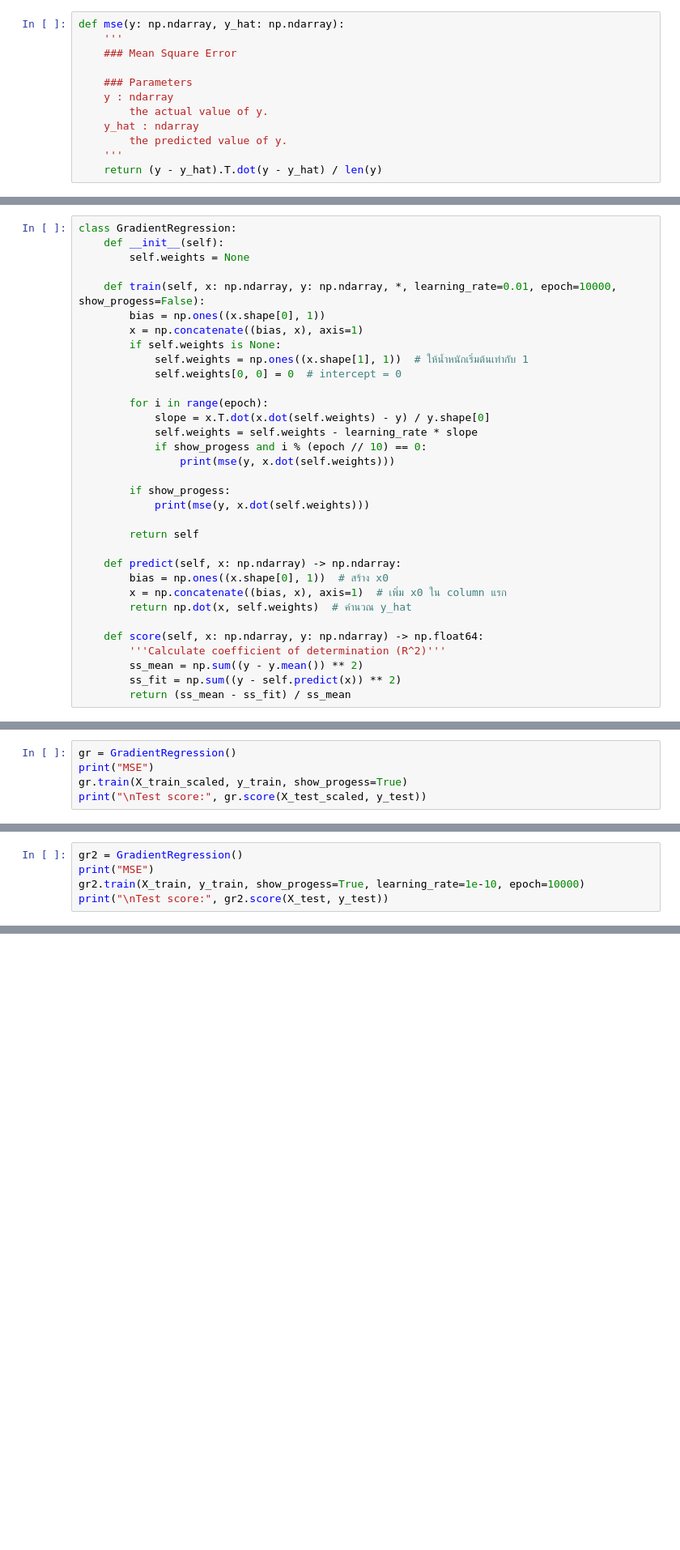
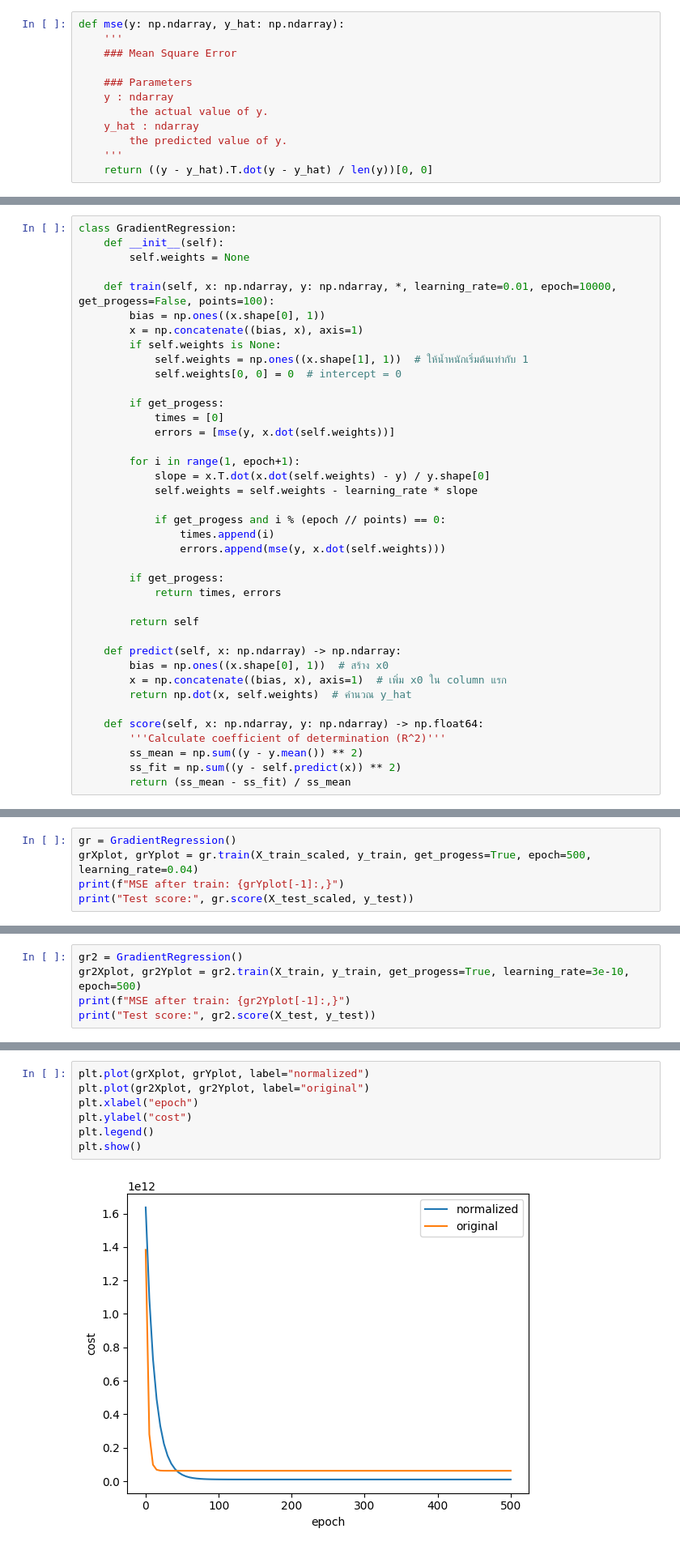
Before and after one commit to sanfong/HouseLinReg, a Jupyter notebook: USAHouseLinearRegression.ipynb, the cells around one changed output, grey strips where cells are left out. Shown at 81% size. Cells and saved outputs as stored; diff of their text form; blank space fills up the shorter version.

```diff
--- a/USAHouseLinearRegression.ipynb
+++ b/USAHouseLinearRegression.ipynb
@@ -191,7 +193,7 @@ def mse(y: np.ndarray, y_hat: np.ndarray):
     y_hat : ndarray
         the predicted value of y.
     '''
-    return (y - y_hat).T.dot(y - y_hat) / len(y)
+    return ((y - y_hat).T.dot(y - y_hat) / len(y))[0, 0]
 # %% [markdown]
 $$\begin{matrix} \text{Vector derivative} \\ \text{(B is a constant matrix)} \end{matrix}$$
 $$
@@ -457,21 +459,27 @@ class GradientRegression:
     def __init__(self):
         self.weights = None
 
-    def train(self, x: np.ndarray, y: np.ndarray, *, learning_rate=0.01, epoch=10000, show_progess=False):
+    def train(self, x: np.ndarray, y: np.ndarray, *, learning_rate=0.01, epoch=10000, get_progess=False, points=100):
         bias = np.ones((x.shape[0], 1))
         x = np.concatenate((bias, x), axis=1)
         if self.weights is None:
             self.weights = np.ones((x.shape[1], 1))  # ให้น้ำหนักเริ่มต้นเท่ากับ 1
             self.weights[0, 0] = 0  # intercept = 0
 
-        for i in range(epoch):
+        if get_progess:
+            times = [0]
+            errors = [mse(y, x.dot(self.weights))]
+
+        for i in range(1, epoch+1):
             slope = x.T.dot(x.dot(self.weights) - y) / y.shape[0]
             self.weights = self.weights - learning_rate * slope
-            if show_progess and i % (epoch // 10) == 0:
-                print(mse(y, x.dot(self.weights)))
 
-        if show_progess:
-            print(mse(y, x.dot(self.weights)))
+            if get_progess and i % (epoch // points) == 0:
+                times.append(i)
+                errors.append(mse(y, x.dot(self.weights)))
+
+        if get_progess:
+            return times, errors
 
         return self
 
@@ -490,6 +498,6 @@ class GradientRegression:
 # %%
 gr = GradientRegression()
-print("MSE")
-gr.train(X_train_scaled, y_train, show_progess=True)
-print("\nTest score:", gr.score(X_test_scaled, y_test))
+grXplot, grYplot = gr.train(X_train_scaled, y_train, get_progess=True, epoch=500, learning_rate=0.04)
+print(f"MSE after train: {grYplot[-1]:,}")
+print("Test score:", gr.score(X_test_scaled, y_test))
 # %% [output]
@@ -526,7 +522,7 @@ np.set_printoptions(suppress=False)
 ##### หากฝึกด้วยข้อมูลที่ยังไม่ standardization
 # %%
 gr2 = GradientRegression()
-print("MSE")
-gr2.train(X_train, y_train, show_progess=True, learning_rate=1e-10, epoch=10000)
-print("\nTest score:", gr2.score(X_test, y_test))
+gr2Xplot, gr2Yplot = gr2.train(X_train, y_train, get_progess=True, learning_rate=3e-10, epoch=500)
+print(f"MSE after train: {gr2Yplot[-1]:,}")
+print("Test score:", gr2.score(X_test, y_test))
 # %% [output]
@@ -563,0 +548,9 @@ np.set_printoptions(suppress=False)
+# %%
+plt.plot(grXplot, grYplot, label="normalized")
+plt.plot(gr2Xplot, gr2Yplot, label="original")
+plt.xlabel("epoch")
+plt.ylabel("cost")
+plt.legend()
+plt.show()
+# %% [output]
+[figure, added]
```
Also changed, not shown: parts of 10 cells of this notebook.
